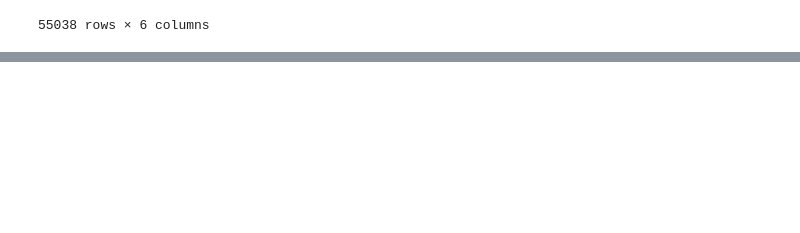
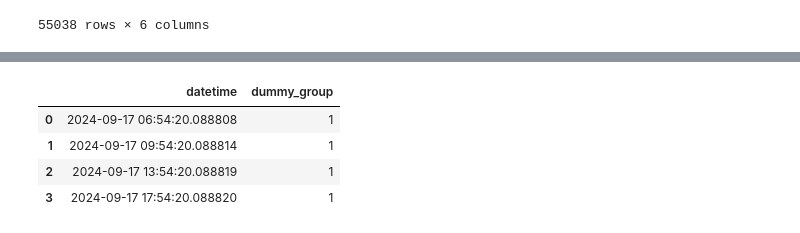
Before and after one commit to mypolopony/echolalia, a Jupyter notebook: demo.ipynb, the cells around one changed output, grey strips where cells are left out. Cells and saved outputs as stored; diff of their text form; code cells hidden in the pictures; blank space fills up the shorter version.

```diff
--- a/demo.ipynb
+++ b/demo.ipynb
@@ -91,0 +174,24 @@ messages = messages.iloc[1:]
+# %%
+import pandas as pd
+from datetime import datetime, timedelta
+import numpy as np
+
+# Sample DataFrame with datetime column
+data = {'datetime': [datetime.now(),
+                     datetime.now() + timedelta(hours=3),
+                     datetime.now() + timedelta(hours=7),
+                     datetime.now() + timedelta(hours=11)]}
+
+df = pd.DataFrame(data)
+
+# Group by dummy column (since we don't have one in this example)
+# You can remove this in your actual dataframe or use a real group-by column
+df['dummy_group'] = 1
+# %%
+df
+# %% [output]
+|  | datetime | dummy_group |
+| 0 | 2024-09-17 06:54:20.088808 | 1 |
+| 1 | 2024-09-17 09:54:20.088814 | 1 |
+| 2 | 2024-09-17 13:54:20.088819 | 1 |
+| 3 | 2024-09-17 17:54:20.088820 | 1 |
```
Also changed, not shown: parts of 18 cells of this notebook.
